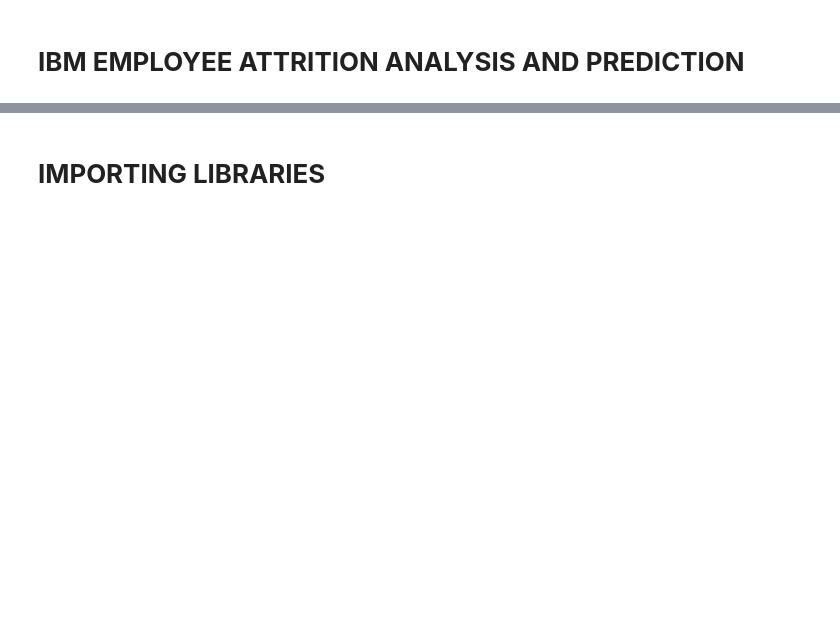
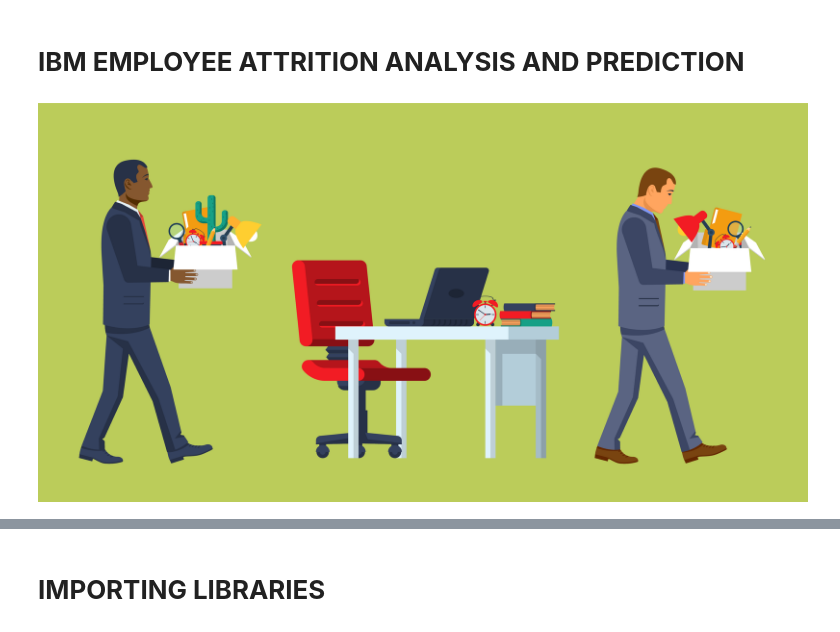
Before and after one commit to Tshifhumulo10/IBM-Employee-Attrition, a Jupyter notebook: IBM Employee Attrition.ipynb, the cells around one changed output, grey strips where cells are left out. Cells and saved outputs as stored; diff of their text form; code cells hidden in the pictures; blank space fills up the shorter version.

```diff
--- a/IBM Employee Attrition.ipynb
+++ b/IBM Employee Attrition.ipynb
@@ -1,2 +1,7 @@
 # %% [markdown]
 # **IBM EMPLOYEE ATTRITION ANALYSIS AND PREDICTION**
+# %%
+from IPython.display import Image
+Image(filename='Attrition.png', width=1000, height=1000)
+# %% [output]
+[figure, added]
```
Also changed, not shown: parts of 56 cells of this notebook, 11 other files.
